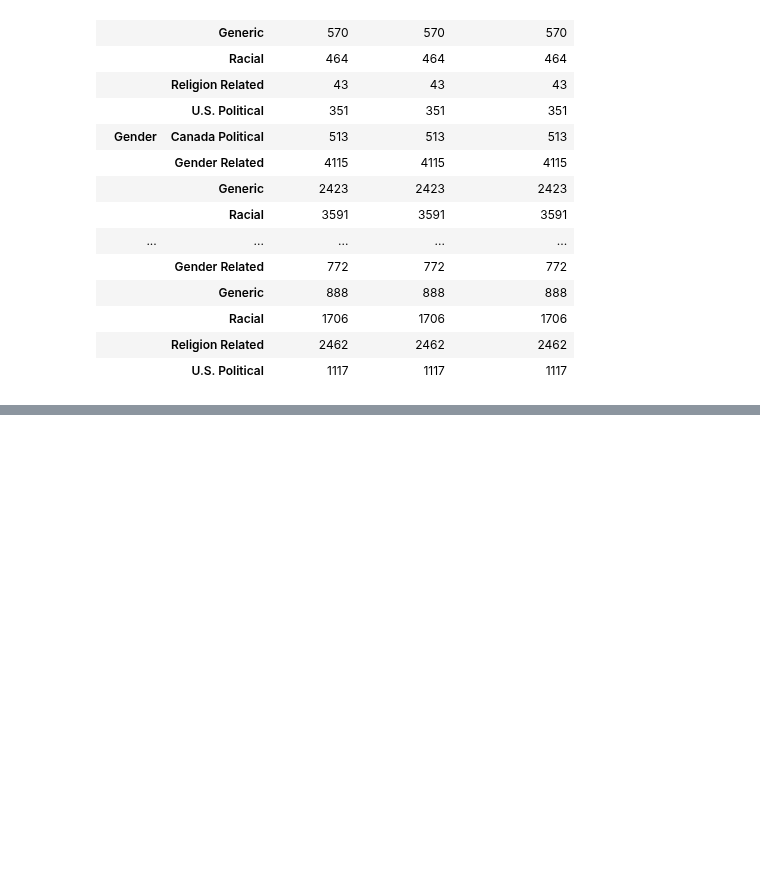
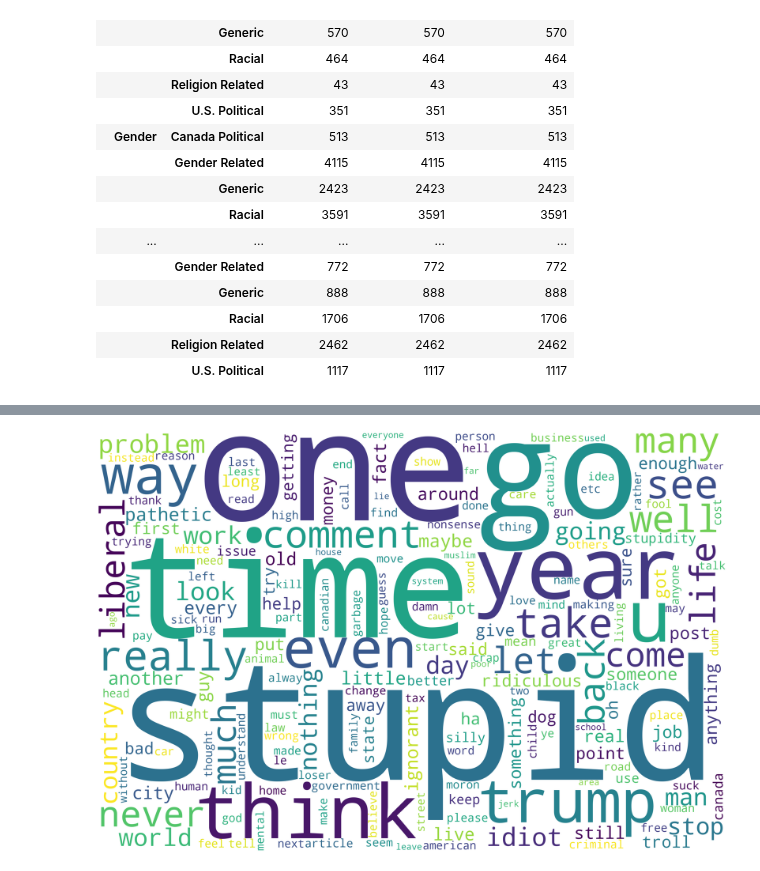
Before and after one commit to dvh549/Text_Mining, a Jupyter notebook: Compiled Code/Compiled Code.ipynb, the cells around one changed output, grey strips where cells are left out. Drawn from its saved outputs; the diff is of its cells as text; code cells hidden in the pictures; blank space fills up the shorter version.

```diff
--- a/Compiled Code/Compiled Code.ipynb
+++ b/Compiled Code/Compiled Code.ipynb
@@ -1359,3 +1359,6 @@ final_results.groupby(['target', 'dominant_topic']).count()
 |  | Racial | 1706 | 1706 | 1706 |
 |  | Religion Related | 2462 | 2462 | 2462 |
 |  | U.S. Political | 1117 | 1117 | 1117 |
+# %%
+df = pd.read_csv('datasets/sklearn_labelled_dominant_topics.csv')
+df
@@ -1361,0 +1379,11 @@ final_results.groupby(['target', 'dominant_topic']).count()
+# %%
+generic = df[df['dominant_topic']=='Generic']['preprocessed_text'].reset_index(drop = True).dropna(axis = 0)
+text = " ".join(generic)
+word_cloud = WordCloud(collocations = False, background_color = 'white', width = 3000, height = 2000).generate(text)
+# %%
+plt.figure(figsize= (40,30))
+plt.imshow(word_cloud)
+plt.axis("off")
+plt.show()
+# %% [output]
+[figure, added]
```
Also changed, not shown: parts of 1 cell of this notebook.
